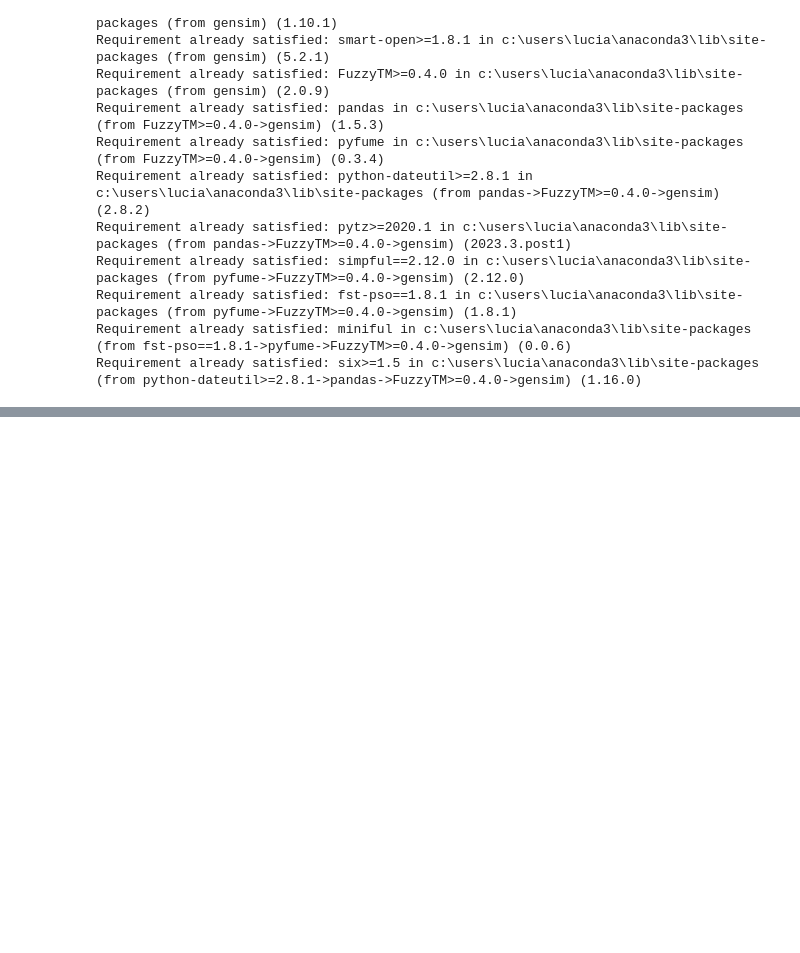
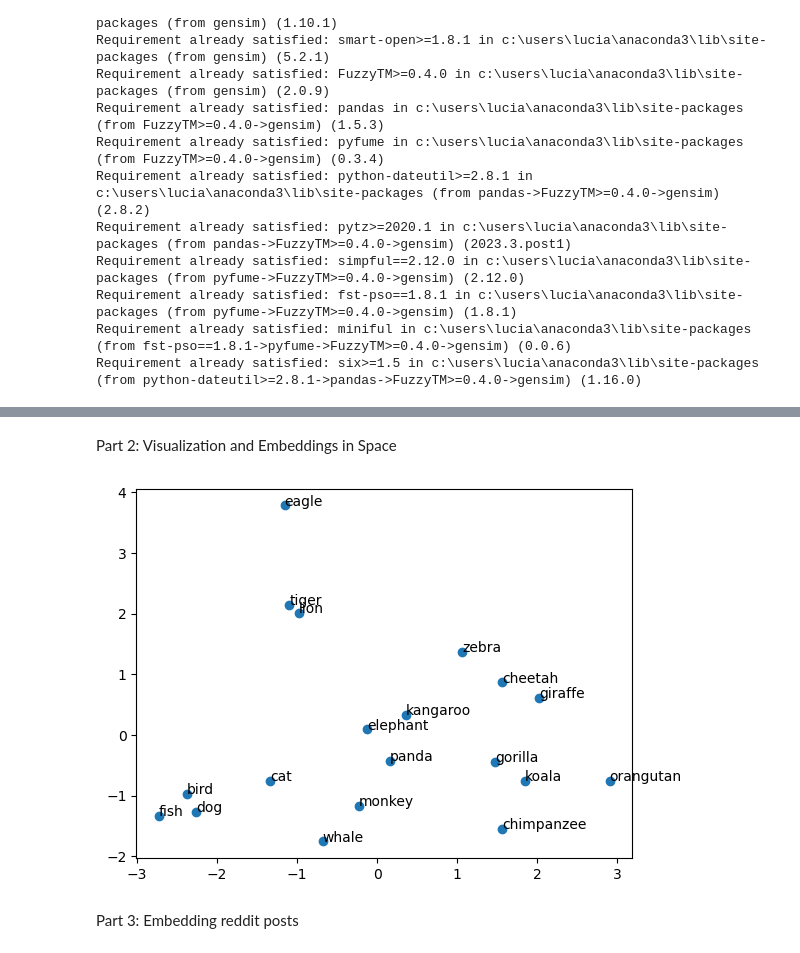
Before and after one commit to zijianc2/project3-embeddings, a Jupyter notebook: project-3.ipynb, the cells around one changed output, grey strips where cells are left out. Drawn from its saved outputs; the diff is of its cells as text; code cells hidden in the pictures; blank space fills up the shorter version.

```diff
--- a/project-3.ipynb
+++ b/project-3.ipynb
@@ -21,7 +23,7 @@ import gensim.downloader
 # %%
-# Load Google's pre-trained Word2Vec model.
-model= gensim.downloader.load("word2vec-google-news-300")
+# Load pre-trained Word2Vec model trained on wikipedia data
 
+model = gensim.downloader.load("glove-wiki-gigaword-100")
 # Getting the vector for a word
 
 dog = model['dog']
@@ -39,0 +91,27 @@ print(model.similarity('dog', 'cat'))
+# %% [markdown]
+Part 2: Visualization and Embeddings in Space
+# %%
+#visualize pca of word embeddings
+
+from sklearn.decomposition import PCA
+
+import matplotlib.pyplot as plt
+
+words=["dog","cat","fish", "whale", "bird", "eagle", "lion", "tiger", "cheetah", "elephant", "giraffe", "zebra", "kangaroo", "koala", "panda", "monkey", "gorilla", "chimpanzee", "orangutan", ]
+
+X=[model[word] for word in words]
+
+#identify clusters of words in the word embeddings at high dimensions
+
+pca=PCA(n_components=2)
+
+X_pca=pca.fit_transform(X)
+
+plt.scatter(X_pca[:,0],X_pca[:,1])
+
+for i, word in enumerate(words):
+    plt.annotate(word, (X_pca[i,0],X_pca[i,1]))
+
+plt.show()
+# %% [output]
+[figure, added]
@@ -39,0 +125,2 @@ print(model.similarity('dog', 'cat'))
+# %% [markdown]
+Part 3: Embedding reddit posts
```
Also changed, not shown: parts of 20 cells of this notebook.
